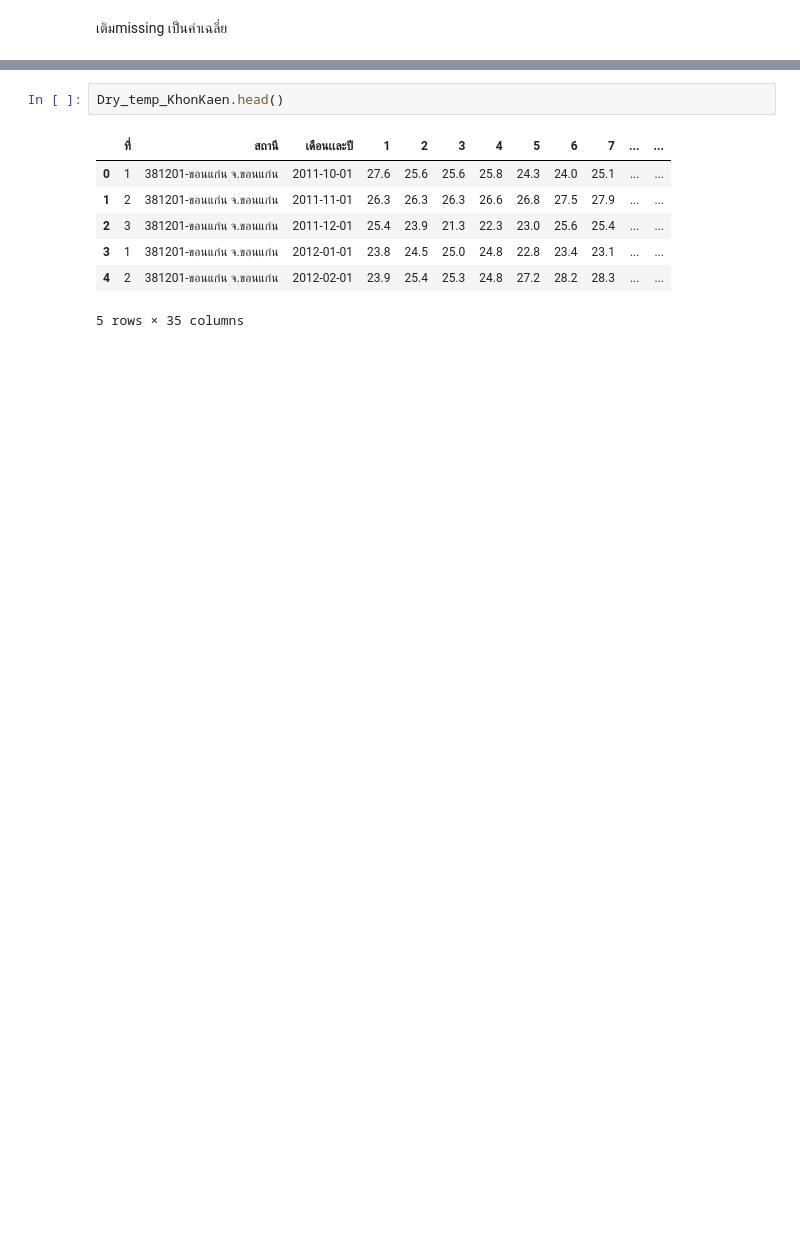
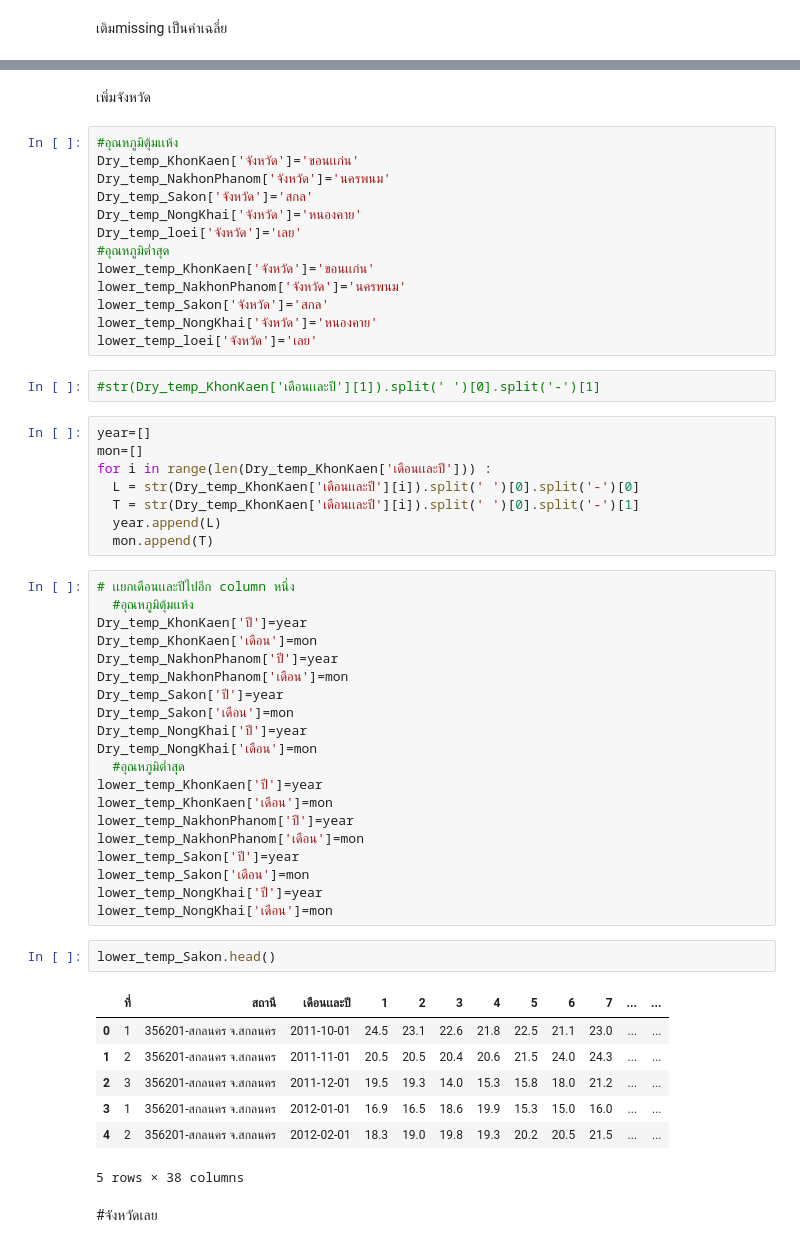
Before and after one commit to Tawanss/BSC_DPDM2023, a Jupyter notebook: midterm_bscdpdm23.ipynb, the cells around one changed output, grey strips where cells are left out. Cells and saved outputs as stored; diff of their text form; blank space fills up the shorter version.

```diff
--- a/midterm_bscdpdm23.ipynb
+++ b/midterm_bscdpdm23.ipynb
@@ -109,10 +177,57 @@ for i in range(len(Dry_temp_KhonKaen['ที่'])):
+# %% [markdown]
+เพิ่มจังหวัด
+# %%
+#อุณหภูมิตุ้มเเห้ง
+Dry_temp_KhonKaen['จังหวัด']='ขอนเเก่น'
+Dry_temp_NakhonPhanom['จังหวัด']='นครพนม'
+Dry_temp_Sakon['จังหวัด']='สกล'
+Dry_temp_NongKhai['จังหวัด']='หนองคาย'
+Dry_temp_loei['จังหวัด']='เลย'
+#อุณหภูมิต่ำสุด
+lower_temp_KhonKaen['จังหวัด']='ขอนเเก่น'
+lower_temp_NakhonPhanom['จังหวัด']='นครพนม'
+lower_temp_Sakon['จังหวัด']='สกล'
+lower_temp_NongKhai['จังหวัด']='หนองคาย'
+lower_temp_loei['จังหวัด']='เลย'
+# %%
+#str(Dry_temp_KhonKaen['เดือนเเละปี'][1]).split(' ')[0].split('-')[1]
+# %%
+year=[]
+mon=[]
+for i in range(len(Dry_temp_KhonKaen['เดือนเเละปี'])) :
+  L = str(Dry_temp_KhonKaen['เดือนเเละปี'][i]).split(' ')[0].split('-')[0]
+  T = str(Dry_temp_KhonKaen['เดือนเเละปี'][i]).split(' ')[0].split('-')[1]
+  year.append(L)
+  mon.append(T)
+# %%
+# เเยกเดือนเเละปีไปอีก column หนึ่ง
+  #อุณหภูมิตุ้มเเห้ง
+Dry_temp_KhonKaen['ปี']=year
+Dry_temp_KhonKaen['เดือน']=mon
+Dry_temp_NakhonPhanom['ปี']=year
+Dry_temp_NakhonPhanom['เดือน']=mon
+Dry_temp_Sakon['ปี']=year
+Dry_temp_Sakon['เดือน']=mon
+Dry_temp_NongKhai['ปี']=year
+Dry_temp_NongKhai['เดือน']=mon
+  #อุณหภูมิต่ำสุด
+lower_temp_KhonKaen['ปี']=year
+lower_temp_KhonKaen['เดือน']=mon
+lower_temp_NakhonPhanom['ปี']=year
+lower_temp_NakhonPhanom['เดือน']=mon
+lower_temp_Sakon['ปี']=year
+lower_temp_Sakon['เดือน']=mon
+lower_temp_NongKhai['ปี']=year
+lower_temp_NongKhai['เดือน']=mon
 # %%
-Dry_temp_KhonKaen.head()
+lower_temp_Sakon.head()
 # %% [output]
 |  | ที่ | สถานี | เดือนเเละปี | 1 | 2 | 3 | 4 | 5 | 6 | 7 | ... | ... |
-| 0 | 1 | 381201-ขอนแก่น จ.ขอนแก่น | 2011-10-01 | 27.6 | 25.6 | 25.6 | 25.8 | 24.3 | 24.0 | 25.1 | ... | ... |
-| 1 | 2 | 381201-ขอนแก่น จ.ขอนแก่น | 2011-11-01 | 26.3 | 26.3 | 26.3 | 26.6 | 26.8 | 27.5 | 27.9 | ... | ... |
-| 2 | 3 | 381201-ขอนแก่น จ.ขอนแก่น | 2011-12-01 | 25.4 | 23.9 | 21.3 | 22.3 | 23.0 | 25.6 | 25.4 | ... | ... |
-| 3 | 1 | 381201-ขอนแก่น จ.ขอนแก่น | 2012-01-01 | 23.8 | 24.5 | 25.0 | 24.8 | 22.8 | 23.4 | 23.1 | ... | ... |
-| 4 | 2 | 381201-ขอนแก่น จ.ขอนแก่น | 2012-02-01 | 23.9 | 25.4 | 25.3 | 24.8 | 27.2 | 28.2 | 28.3 | ... | ... |
+| 0 | 1 | 356201-สกลนคร จ.สกลนคร | 2011-10-01 | 24.5 | 23.1 | 22.6 | 21.8 | 22.5 | 21.1 | 23.0 | ... | ... |
+| 1 | 2 | 356201-สกลนคร จ.สกลนคร | 2011-11-01 | 20.5 | 20.5 | 20.4 | 20.6 | 21.5 | 24.0 | 24.3 | ... | ... |
+| 2 | 3 | 356201-สกลนคร จ.สกลนคร | 2011-12-01 | 19.5 | 19.3 | 14.0 | 15.3 | 15.8 | 18.0 | 21.2 | ... | ... |
+| 3 | 1 | 356201-สกลนคร จ.สกลนคร | 2012-01-01 | 16.9 | 16.5 | 18.6 | 19.9 | 15.3 | 15.0 | 16.0 | ... | ... |
+| 4 | 2 | 356201-สกลนคร จ.สกลนคร | 2012-02-01 | 18.3 | 19.0 | 19.8 | 19.3 | 20.2 | 20.5 | 21.5 | ... | ... |
-5 rows × 35 columns
+5 rows × 38 columns
+# %% [markdown]
+#จังหวัดเลย
```
Also changed, not shown: parts of 22 cells of this notebook.
